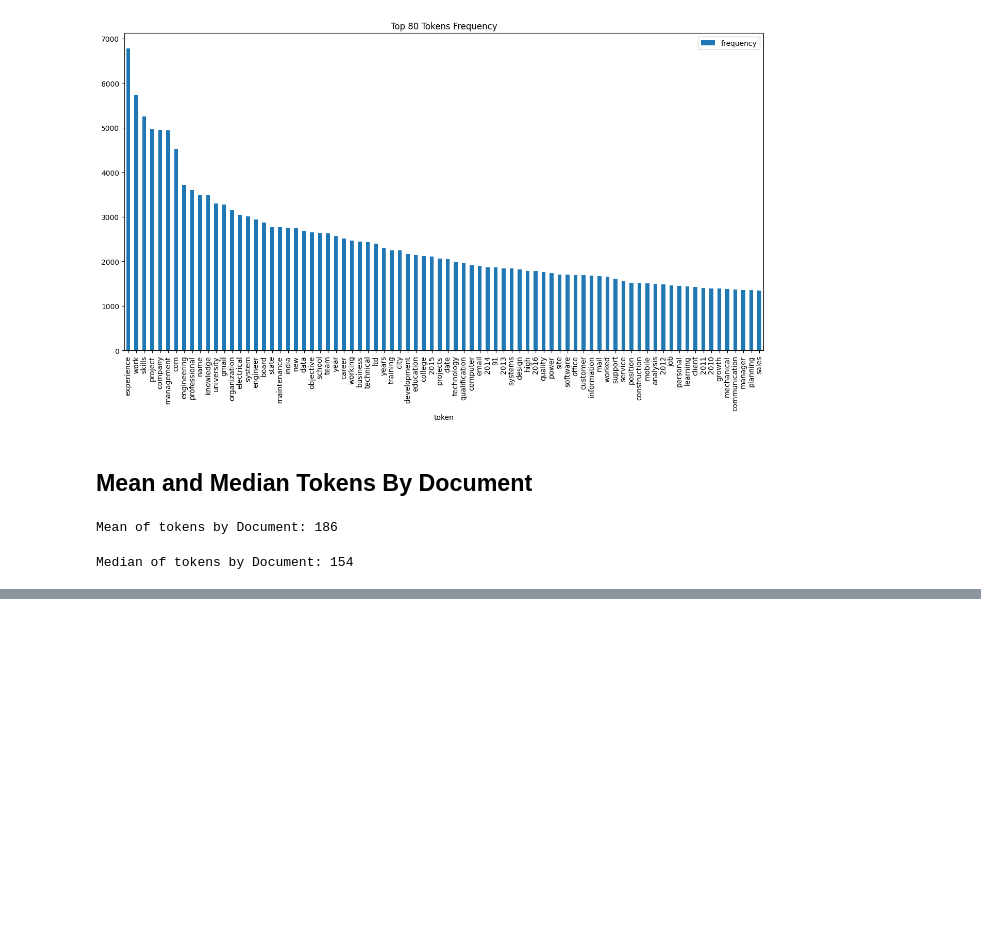
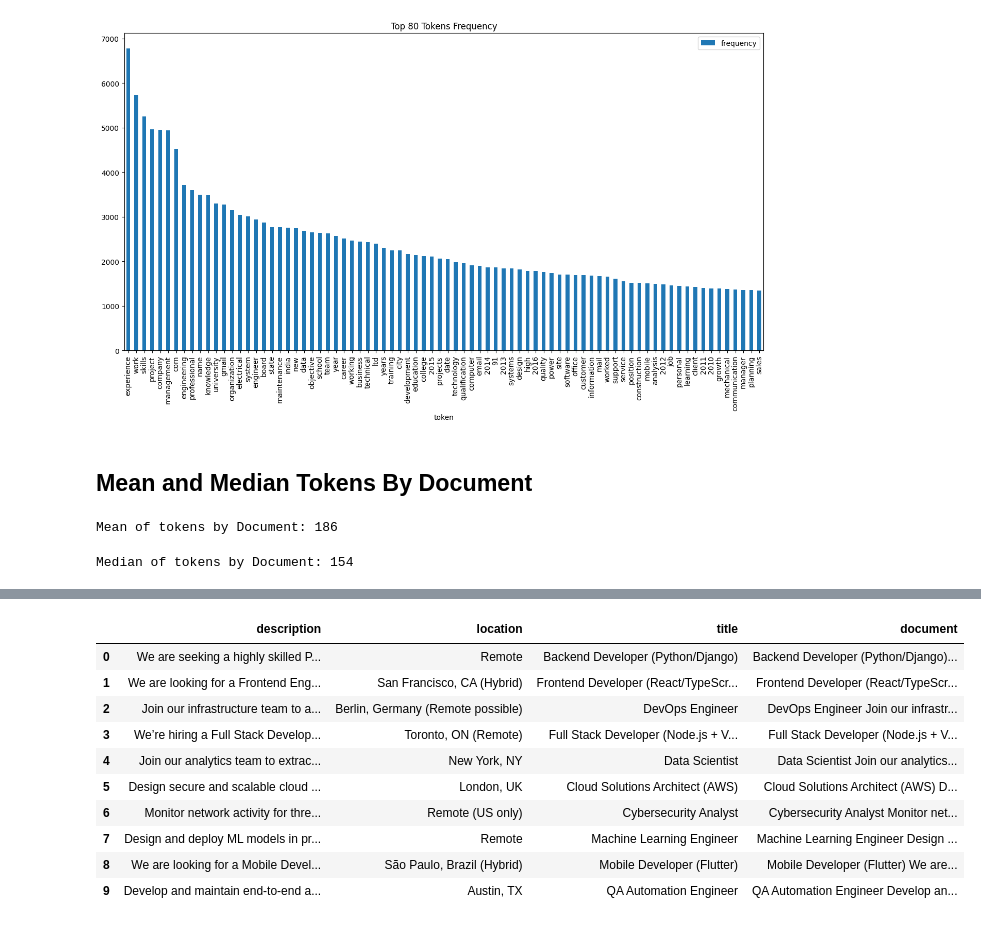
Before and after one commit to victordantas1/resumes_eda, a Jupyter notebook: eda_resume.ipynb, the cells around one changed output, grey strips where cells are left out. Saved outputs shown, nothing was run; the diff lists cells and outputs as text; code cells hidden in the pictures; blank space fills up the shorter version.

```diff
--- a/eda_resume.ipynb
+++ b/eda_resume.ipynb
@@ -111,7 +111,7 @@ os.environ["PYSPARK_DRIVER_PYTHON"] = "C:/Users/Victor Dantas/PycharmProjects/ED
 ## Creating Spark Session
 # %%
 from pyspark.sql import SparkSession
-spark = SparkSession.builder.appName("EDA Resumes").master("local[*]").getOrCreate()
+spark = SparkSession.builder.appName("EDA Resumes").master("local[*]").config("spark.driver.memory", "6g").getOrCreate()
 spark
 # %% [output]
 <pyspark.sql.session.SparkSession at 0x...>
@@ -269,0 +396,3 @@ Median of tokens by Document: 154
+# %%
+jobs_df = spark.createDataFrame(job_descriptions, ['description', 'location', 'title'])
+jobs_df.toPandas()
@@ -269,0 +411,16 @@ Median of tokens by Document: 154
+# %%
+from pyspark.sql.functions import concat_ws
+jobs_df = jobs_df.withColumn('document', concat_ws(" ", col('title'), col('description'), col('location')))
+jobs_df.toPandas()
+# %% [output]
+|  | description | location | title | document |
+| 0 | We are seeking a highly skilled P... | Remote | Backend Developer (Python/Django) | Backend Developer (Python/Django)... |
+| 1 | We are looking for a Frontend Eng... | San Francisco, CA (Hybrid) | Frontend Developer (React/TypeScr... | Frontend Developer (React/TypeScr... |
+| 2 | Join our infrastructure team to a... | Berlin, Germany (Remote possible) | DevOps Engineer | DevOps Engineer Join our infrastr... |
+| 3 | We’re hiring a Full Stack Develop... | Toronto, ON (Remote) | Full Stack Developer (Node.js + V... | Full Stack Developer (Node.js + V... |
+| 4 | Join our analytics team to extrac... | New York, NY | Data Scientist | Data Scientist Join our analytics... |
+| 5 | Design secure and scalable cloud ... | London, UK | Cloud Solutions Architect (AWS) | Cloud Solutions Architect (AWS) D... |
+| 6 | Monitor network activity for thre... | Remote (US only) | Cybersecurity Analyst | Cybersecurity Analyst Monitor net... |
+| 7 | Design and deploy ML models in pr... | Remote | Machine Learning Engineer | Machine Learning Engineer Design ... |
+| 8 | We are looking for a Mobile Devel... | São Paulo, Brazil (Hybrid) | Mobile Developer (Flutter) | Mobile Developer (Flutter) We are... |
+| 9 | Develop and maintain end-to-end a... | Austin, TX | QA Automation Engineer | QA Automation Engineer Develop an... |
```
Also changed, not shown: parts of 12 cells of this notebook, 1 other file.
